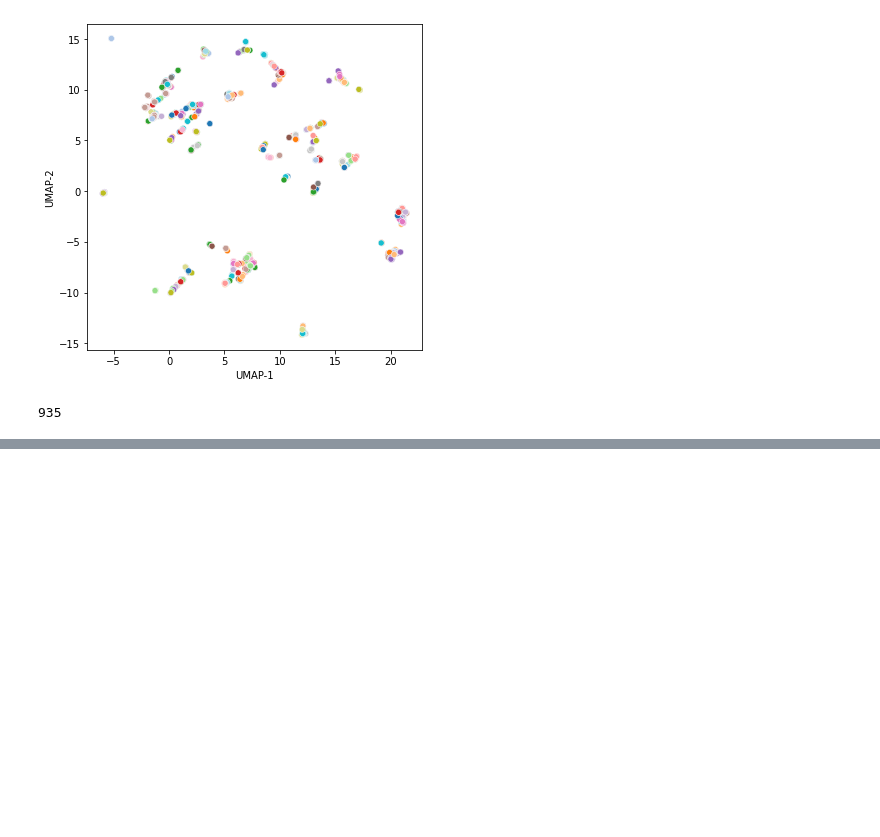
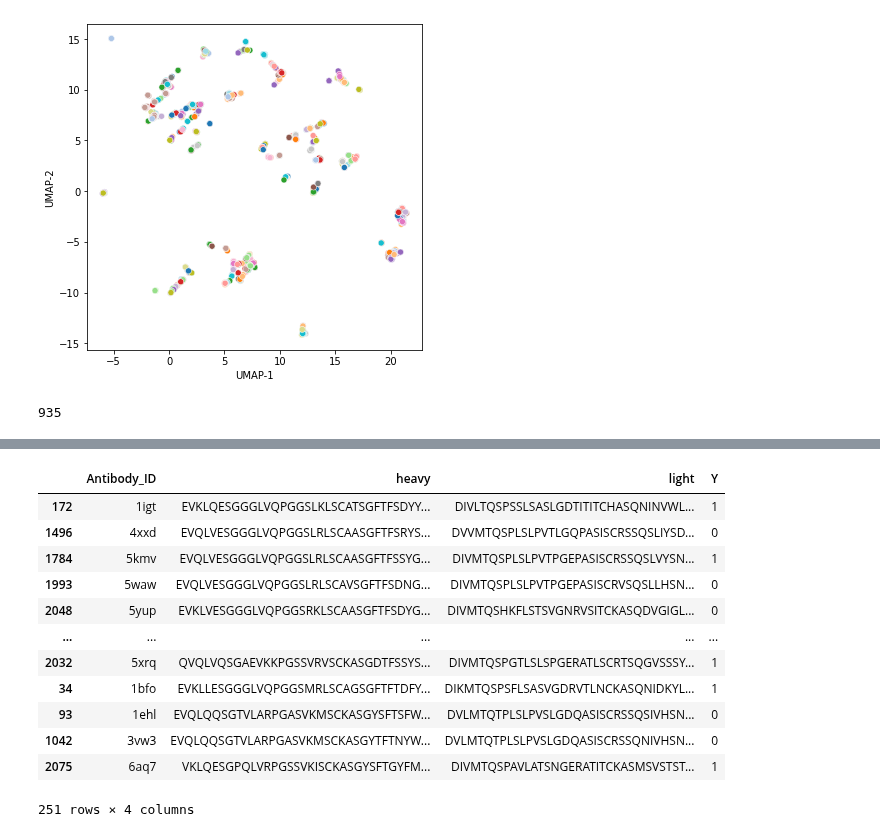
Before and after one commit to kvetab/di-pred, a Jupyter notebook: notebooks/data_processing/01c-data-split-deduplicated.ipynb, the cells around one changed output, grey strips where cells are left out. Drawn from its saved outputs; the diff is of its cells as text; code cells hidden in the pictures; blank space fills up the shorter version.

```diff
--- a/notebooks/data_processing/01c-data-split-deduplicated.ipynb
+++ b/notebooks/data_processing/01c-data-split-deduplicated.ipynb
@@ -155,0 +163,2 @@ clusters.max()
+# %%
+test_indices, valid_indices = train_test_split(test_indices, test_size=0.5, random_state=42)
@@ -155,0 +205,17 @@ clusters.max()
+# %%
+chen_valid = chen_data.iloc[valid_set]
+chen_valid
+# %% [output]
+|  | Antibody_ID | heavy | light | Y |
+| 172 | 1igt | EVKLQESGGGLVQPGGSLKLSCATSGFTFSDYY... | DIVLTQSPSSLSASLGDTITITCHASQNINVWL... | 1 |
+| 1496 | 4xxd | EVQLVESGGGLVQPGGSLRLSCAASGFTFSRYS... | DVVMTQSPLSLPVTLGQPASISCRSSQSLIYSD... | 0 |
+| 1784 | 5kmv | EVQLVESGGGLVQPGGSLRLSCAASGFTFSSYG... | DIVMTQSPLSLPVTPGEPASISCRSSQSLVYSN... | 1 |
+| 1993 | 5waw | EVQLVESGGGLVQPGGSLRLSCAVSGFTFSDNG... | DIVMTQSPLSLPVTPGEPASISCRVSQSLLHSN... | 0 |
+| 2048 | 5yup | EVKLVESGGGLVQPGGSRKLSCAASGFTFSDYG... | DIVMTQSHKFLSTSVGNRVSITCKASQDVGIGL... | 0 |
+| ... | ... | ... | ... | ... |
+| 2032 | 5xrq | QVQLVQSGAEVKKPGSSVRVSCKASGDTFSSYS... | DIVMTQSPGTLSLSPGERATLSCRTSQGVSSSY... | 1 |
+| 34 | 1bfo | EVKLLESGGGLVQPGGSMRLSCAGSGFTFTDFY... | DIKMTQSPSFLSASVGDRVTLNCKASQNIDKYL... | 1 |
+| 93 | 1ehl | EVQLQQSGTVLARPGASVKMSCKASGYSFTSFW... | DVLMTQTPLSLPVSLGDQASISCRSSQSIVHSN... | 0 |
+| 1042 | 3vw3 | EVQLQQSGTVLARPGASVKMSCKASGYTFTNYW... | DVLMTQTPLSLPVSLGDQASISCRSSQNIVHSN... | 0 |
+| 2075 | 6aq7 | VKLQESGPQLVRPGSSVKISCKASGYSFTGYFM... | DIVMTQSPAVLATSNGERATITCKASMSVSTST... | 1 |
+251 rows × 4 columns
```
Also changed, not shown: parts of 15 cells of this notebook, 9 other files.
